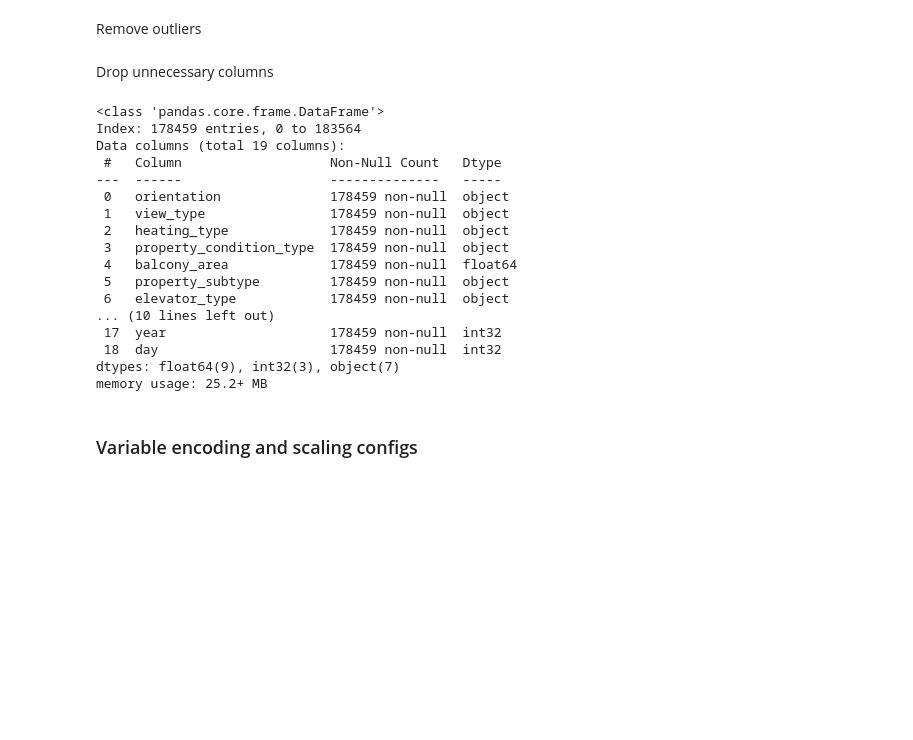
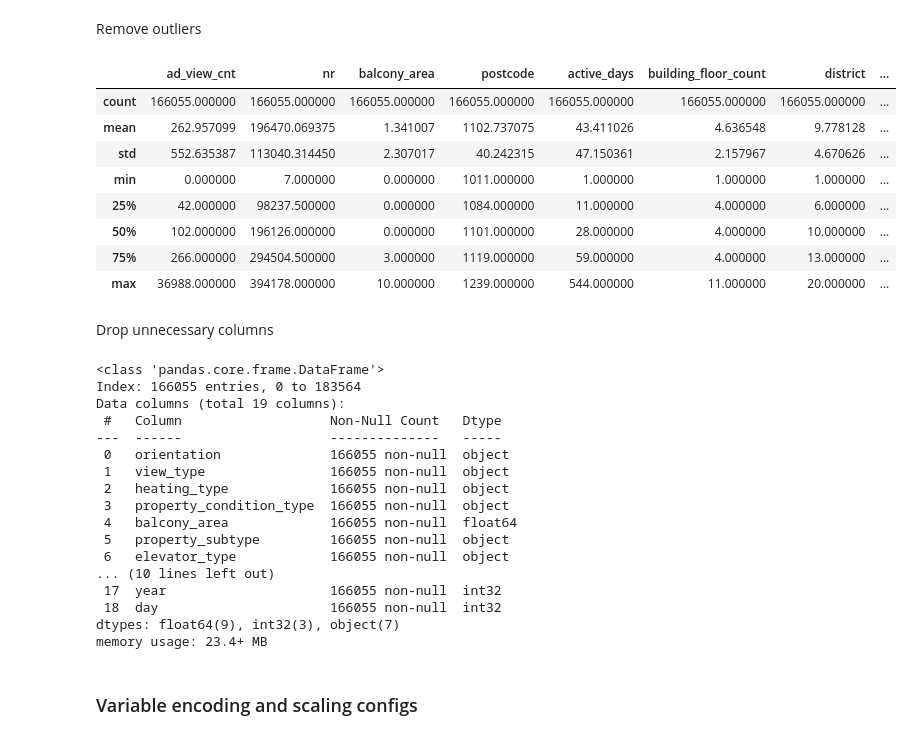
Before and after one commit to LaszloAbrok/machine-learning-case-studies, a Jupyter notebook: 2-real-estate/notebook/real-estate-pipeline.ipynb, the cells around one changed output. Drawn from its saved outputs; the diff is of its cells as text; code cells hidden in the pictures; blank space fills up the shorter version.

```diff
--- a/2-real-estate/notebook/real-estate-pipeline.ipynb
+++ b/2-real-estate/notebook/real-estate-pipeline.ipynb
@@ -37,5 +37,5 @@ df.describe()
 # %%
 df_raw = df.copy()  # keep a copy of the raw data
 # %%
-df["price_per_m2"] = df["price_created_at"] / df["property_area"]
+df["price_per_m2"] = df["price_created_at"] / df["property_area"] * 1e6
 df = df.drop(columns=["price_created_at"])
@@ -44,13 +56,18 @@ df = df.drop(columns=["price_created_at"])
 # %% [markdown]
 prompt: Create function to remove outliers
 # %%
-def remove_outliers_iqr(df, column, factor=1.5):
+def remove_outliers_iqr(df, column='price_created_at', lower_thresh=1_000_000, upper_thresh=500_000_000, factor=1.5):
     q1 = df[column].quantile(0.25)
     q3 = df[column].quantile(0.75)
     iqr = q3 - q1
-    lower = q1 - factor * iqr
-    upper = q3 + factor * iqr
-    return df[(df[column] >= lower) & (df[column] <= upper)]
+    lower_iqr = q1 - factor * iqr
+    upper_iqr = q3 + factor * iqr
+
+    lower = max(lower_iqr, lower_thresh)
+    upper = min(upper_iqr, upper_thresh)
+
+    df_filtered = df[(df[column] >= lower) & (df[column] <= upper)]
+    return df_filtered
 # %% [markdown]
 prompt: Create parser for the building floors, that can have the following values: 1-10, more than 10, missing
 # %%
@@ -121,9 +138,20 @@ df[cat_cols] = df[cat_cols].fillna("missing")
 # %% [markdown]
 Remove outliers
 # %%
-df = remove_outliers_iqr(df, 'property_area', factor=3)
-df = remove_outliers_iqr(df, 'balcony_area', factor=3)
-df = remove_outliers_iqr(df, 'price_per_m2', factor=3)
+df = remove_outliers_iqr(df, 'property_area', lower_thresh = 8, upper_thresh = 68, factor=3)
+df = remove_outliers_iqr(df, 'balcony_area', lower_thresh = 0, upper_thresh = 10, factor=3)
+df = remove_outliers_iqr(df, 'price_per_m2', lower_thresh = 100_000, upper_thresh = 8_0000_000, factor=3)
+df.describe()
+# %% [output]
+|  | ad_view_cnt | nr | balcony_area | postcode | active_days | building_floor_count | district | ... |
+| count | 166055.000000 | 166055.000000 | 166055.000000 | 166055.000000 | 166055.000000 | 166055.000000 | 166055.000000 | ... |
+| mean | 262.957099 | 196470.069375 | 1.341007 | 1102.737075 | 43.411026 | 4.636548 | 9.778128 | ... |
+| std | 552.635387 | 113040.314450 | 2.307017 | 40.242315 | 47.150361 | 2.157967 | 4.670626 | ... |
+| min | 0.000000 | 7.000000 | 0.000000 | 1011.000000 | 1.000000 | 1.000000 | 1.000000 | ... |
+| 25% | 42.000000 | 98237.500000 | 0.000000 | 1084.000000 | 11.000000 | 4.000000 | 6.000000 | ... |
+| 50% | 102.000000 | 196126.000000 | 0.000000 | 1101.000000 | 28.000000 | 4.000000 | 10.000000 | ... |
+| 75% | 266.000000 | 294504.500000 | 3.000000 | 1119.000000 | 59.000000 | 4.000000 | 13.000000 | ... |
+| max | 36988.000000 | 394178.000000 | 10.000000 | 1239.000000 | 544.000000 | 11.000000 | 20.000000 | ... |
 # %% [markdown]
 Drop unnecessary columns
 # %%
@@ -131,22 +159,22 @@ df.drop(columns=['ad_view_cnt', 'active_days', 'nr', 'county','property_type','c
 df.info()
 # %% [output]
 <class 'pandas.core.frame.DataFrame'>
-Index: 178459 entries, 0 to 183564
+Index: 166055 entries, 0 to 183564
 Data columns (total 19 columns):
  #   Column                   Non-Null Count   Dtype
 ---  ------                   --------------   -----
- 0   orientation              178459 non-null  object
- 1   view_type                178459 non-null  object
- 2   heating_type             178459 non-null  object
- 3   property_condition_type  178459 non-null  object
- 4   balcony_area             178459 non-null  float64
- 5   property_subtype         178459 non-null  object
- 6   elevator_type            178459 non-null  object
+ 0   orientation              166055 non-null  object
+ 1   view_type                166055 non-null  object
+ 2   heating_type             166055 non-null  object
+ 3   property_condition_type  166055 non-null  object
+ 4   balcony_area             166055 non-null  float64
+ 5   property_subtype         166055 non-null  object
+ 6   elevator_type            166055 non-null  object
 ... (10 lines left out)
- 17  year                     178459 non-null  int32
- 18  day                      178459 non-null  int32
+ 17  year                     166055 non-null  int32
+ 18  day                      166055 non-null  int32
 dtypes: float64(9), int32(3), object(7)
-memory usage: 25.2+ MB
+memory usage: 23.4+ MB
 # %% [markdown]
 ### Variable encoding and scaling configs
 # %%
```
Also changed, not shown: parts of 21 cells of this notebook.
